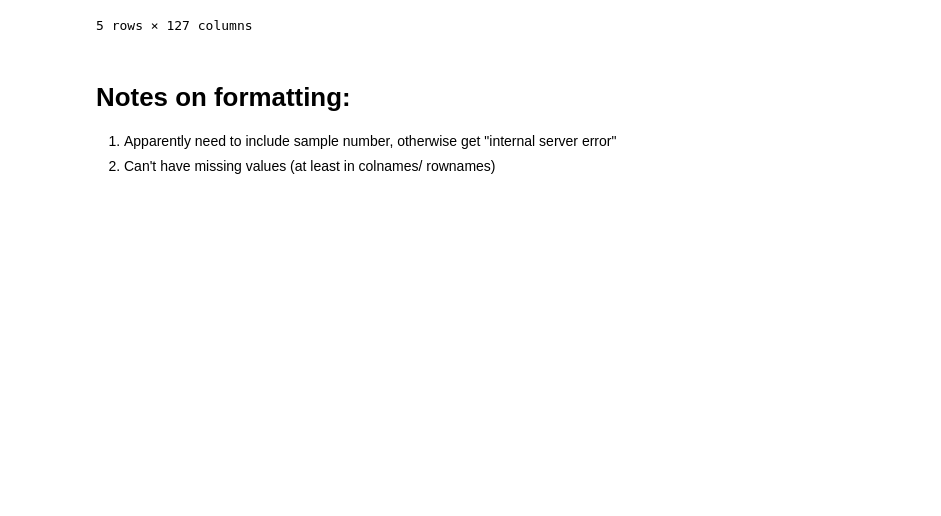
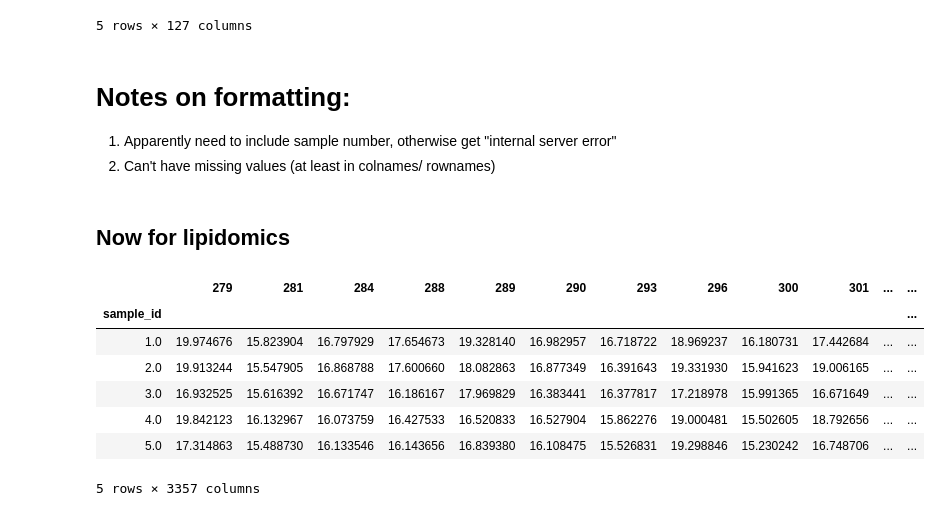
Before and after one commit to ijmiller2/COVID-19_Multi-Omics, a Jupyter notebook: eda/IJM/multi-omics/8.0-clustergrammer_format.ipynb, the cells around one changed output. Drawn from its saved outputs; the diff is of its cells as text; code cells hidden in the pictures; blank space fills up the shorter version.

Commit message:
Generalized code to generate properly formatted data for Clustergrammer for omics datasets.

```diff
--- a/eda/IJM/multi-omics/8.0-clustergrammer_format.ipynb
+++ b/eda/IJM/multi-omics/8.0-clustergrammer_format.ipynb
@@ -203,3 +203,5 @@ clustergram_df.to_csv("../../data/clustergrammer/proteomics.txt", sep='\t')
 
 1. Apparently need to include sample number, otherwise get "internal server error"
 2. Can't have missing values (at least in colnames/ rownames)
+# %% [markdown]
+## Now for lipidomics
@@ -205,0 +223,45 @@ clustergram_df.to_csv("../../data/clustergrammer/proteomics.txt", sep='\t')
+# %%
+drop_cols = ['Sample_label', 'Albany_sampleID', 'DM']
+keep_cols = ['COVID', 'ICU_1', 'Gender', 'Age_less_than_90', 'Hospital_free_days_45']
+metadata_columns = omics_df.columns[quant_value_range:]
+#proteomics_df[metadata_columns.sort_values()].drop(drop_cols, axis=1).dropna(axis=1)
+metadata_df = omics_df[keep_cols]
+# %%
+# convert empty strings to NAs and drop missing values
+import numpy as np
+metadata_df = metadata_df.replace('', np.nan).dropna()
+# %%
+# convert 0 and 1 to True and False (for appropriate coloring in Clustergrammer)
+# covert Age to integer values
+
+COVID_list = []
+ICU_list = []
+age_list = []
+int_bool_dict = {
+    0:"False",
+    1:"True"
+}
+for index, row in metadata_df.iterrows():
+    COVID = int_bool_dict[row['COVID']]
+    COVID_list.append(COVID)
+    ICU = int_bool_dict[row['ICU_1']]
+    ICU_list.append(ICU)
+
+    age_list.append(int(row['Age_less_than_90']))
+
+metadata_df['COVID'] = COVID_list
+metadata_df['ICU_1'] = ICU_list
+metadata_df['Age_less_than_90'] = age_list
+# %%
+# grab subset of samples with complete metadata, taking only quant value columns
+quant_df = omics_df.loc[metadata_df.index][omics_df.columns[:quant_value_range]]
+quant_df.head()
+# %% [output]
+|  | 279 | 281 | 284 | 288 | 289 | 290 | 293 | 296 | 300 | 301 | ... | ... |
+| sample_id |  |  |  |  |  |  |  |  |  |  |  | ... |
+| 1.0 | 19.974676 | 15.823904 | 16.797929 | 17.654673 | 19.328140 | 16.982957 | 16.718722 | 18.969237 | 16.180731 | 17.442684 | ... | ... |
+| 2.0 | 19.913244 | 15.547905 | 16.868788 | 17.600660 | 18.082863 | 16.877349 | 16.391643 | 19.331930 | 15.941623 | 19.006165 | ... | ... |
+| 3.0 | 16.932525 | 15.616392 | 16.671747 | 16.186167 | 17.969829 | 16.383441 | 16.377817 | 17.218978 | 15.991365 | 16.671649 | ... | ... |
+| 4.0 | 19.842123 | 16.132967 | 16.073759 | 16.427533 | 16.520833 | 16.527904 | 15.862276 | 19.000481 | 15.502605 | 18.792656 | ... | ... |
+| 5.0 | 17.314863 | 15.488730 | 16.133546 | 16.143656 | 16.839380 | 16.108475 | 15.526831 | 19.298846 | 15.230242 | 16.748706 | ... | ... |
+5 rows × 3357 columns
```
Also changed, not shown: parts of 8 cells of this notebook.
